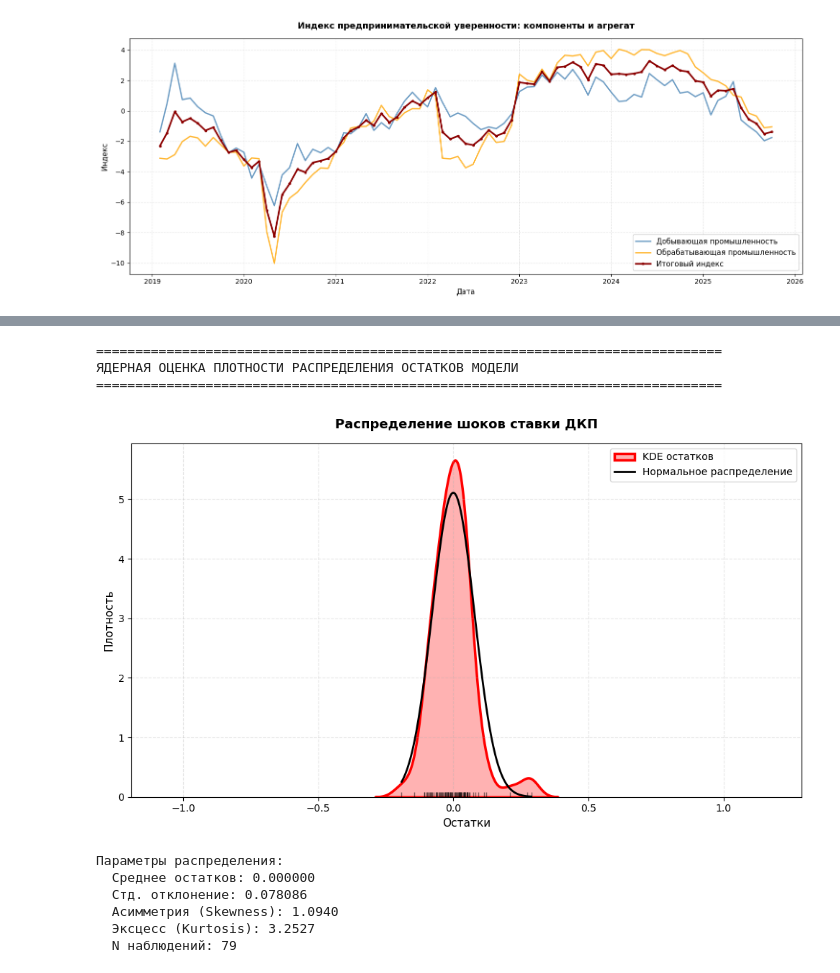
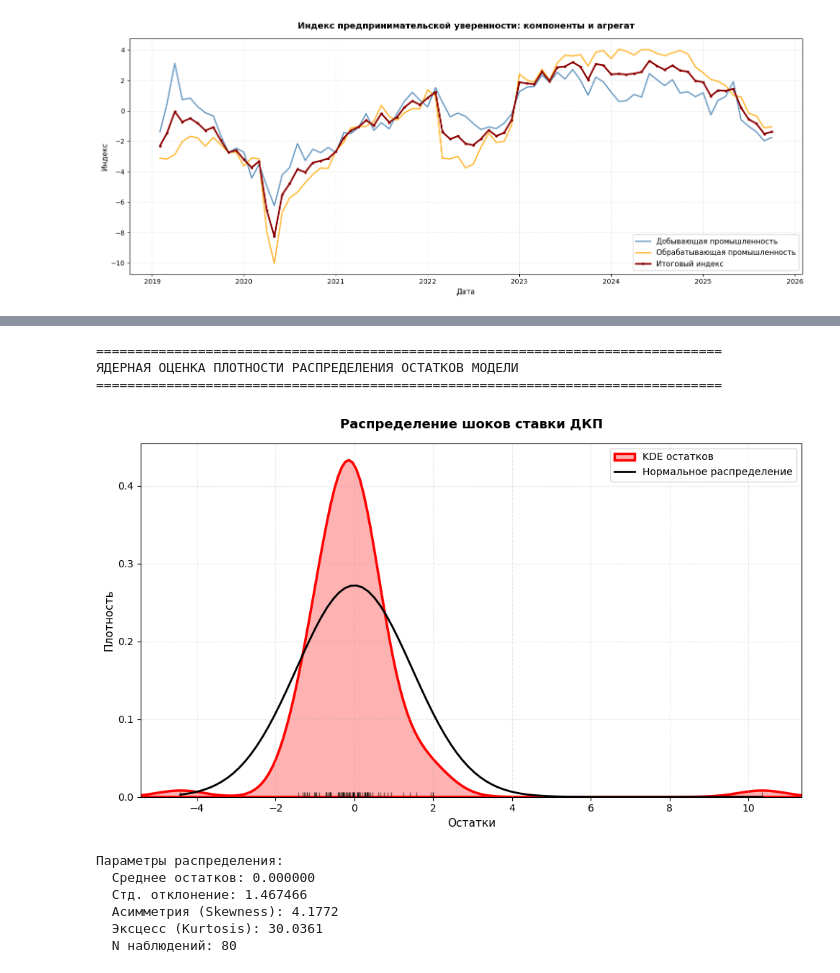
Before and after one commit to zerofermin/Monetary-policy-and-retail-landing-in-regions, a Jupyter notebook: Taylor.ipynb, the cells around one changed output, grey strips where cells are left out. Cells and saved outputs as stored; diff of their text form; code cells hidden in the pictures.

```diff
--- a/Taylor.ipynb
+++ b/Taylor.ipynb
@@ -1790,16 +925,16 @@ print("\n" + "="*60)
 print("МОДЕЛЬ 1: БАЗОВАЯ ARDL (1, 0, 0, 0) БЕЗ DUMMY")
 print("="*60)
 
-formula1 = """D_log_ROISFIX ~
-            L1_D_log_ROISFIX +
-            D_Inflation_gap +
-            D_log_Nominal_Percent_Rate +
-            D_Ent_conf_ind_total
+formula1 = """Key_Rate ~
+            L1_Key_Rate +
+            Inflation_gap +
+            Nominal_Percent_Rate +
+            Ent_conf_ind_total
             """
 
 model1 = ols(formula1, data=df_taylor).fit(cov_type='HAC', cov_kwds={'maxlags': 4})
 print(model1.summary())
-coeffs = extract_ardl_coefficients(model1, y_name='D_log_ROISFIX', print_results=True)
+coeffs = extract_ardl_coefficients(model1, y_name='Key_Rate', print_results=True)
 # %% [output]
 ============================================================
 МОДЕЛЬ 1: БАЗОВАЯ ARDL (1, 0, 0, 0) БЕЗ DUMMY
@@ -2542,7 +1677,7 @@ coeffs = extract_ardl_coefficients(model5, y_name='D_log_ROISFIX', print_results
 ###############################
 # Добавляем взаимодействие дамми и разрыва по выпуску
 ###############################
-df_taylor['D_Ent_conf_ind_total_Sank'] = df_taylor['D_Ent_conf_ind_total'] * df_taylor['Sank_dum']
+df_taylor['Ent_conf_ind_total_Sank'] = df_taylor['Ent_conf_ind_total'] * df_taylor['Sank_dum']
 # %%
 ###############################
 # МОДЕЛЬ 17: ARDL с лагом inf_gap и r* без дамми со взаимодействием dummy_sank и y_gap
@@ -2552,19 +1687,19 @@ print("\n" + "="*60)
 print("МОДЕЛЬ 17: ARDL (1, 1, 1, 0) БЕЗ DUMMY С ВЗАИМОДЕЙСТВИЕМ DUMMY_SANK И Y_GAP")
 print("="*60)
 
-formula17 = """D_log_ROISFIX ~
-            L1_D_log_ROISFIX +
-            D_Inflation_gap +
-            L1_D_Inflation_gap +
-            D_log_Nominal_Percent_Rate +
-            L1_D_log_Nominal_Percent_Rate +
-            D_Ent_conf_ind_total +
-            D_Ent_conf_ind_total_Sank
+formula17 = """Key_Rate ~
+            L1_Key_Rate +
+            Inflation_gap +
+            L1_Inflation_gap +
+            Nominal_Percent_Rate +
+            L1_Nominal_Percent_Rate +
+            Ent_conf_ind_total +
+            Ent_conf_ind_total_Sank
             """
 
 model17 = ols(formula17, data=df_taylor).fit(cov_type='HAC', cov_kwds={'maxlags': 4})
 print(model17.summary())
-coeffs = extract_ardl_coefficients(model17, y_name='D_log_ROISFIX', print_results=True)
+coeffs = extract_ardl_coefficients(model17, y_name='Key_Rate', print_results=True)
 # %% [output]
 ============================================================
 МОДЕЛЬ 17: ARDL (1, 1, 1, 0) БЕЗ DUMMY С ВЗАИМОДЕЙСТВИЕМ DUMMY_SANK И Y_GAP
@@ -2593,8 +1728,8 @@ print("\n" + "="*60)
 print("СРАВНЕНИЕ МОДЕЛЕЙ")
 print("="*60)
 
-models = [model9, model17]
-model_names = ['Model 9/(1,1,1,0)', 'Model 17/(1,1,1,0)Interaction']
+models = [model1, model17]
+model_names = ['Model 1/(1,0,0,0)', 'Model 17/(1,1,1,0)Interaction']
 
 comparison_data = {
     'Model': model_names,
@@ -2807,7 +2035,7 @@ print(friedman_summary.to_string(index=False))
 ###############################
 from scipy import stats
 # Получаем остатки из лучшей модели
-residuals = model9.resid
+residuals = best_model.resid
 
 print("\n" + "="*80)
 print("ЯДЕРНАЯ ОЦЕНКА ПЛОТНОСТИ РАСПРЕДЕЛЕНИЯ ОСТАТКОВ МОДЕЛИ")
@@ -2822,40 +2050,40 @@ sns.kdeplot(residuals, fill=True, color='red', alpha=0.3, linewidth=2.5, label='
 mu = residuals.mean()
 sigma = residuals.std()
 x = np.linspace(residuals.min(), residuals.max(), 100)
 normal_dist = stats.norm.pdf(x, mu, sigma)
 ax.plot(x, normal_dist, 'k-', linewidth=2, label='Нормальное распределение')
 
 # Галочки остатков внизу оси X
 for residual in residuals:
     ax.plot(residual, 0, '|', color='black', markersize=10, alpha=0.5)
 
 ax.set_title('Распределение шоков ставки ДКП', fontsize=13, fontweight='bold', pad=15)
 ax.set_xlabel('Остатки', fontsize=11)
 ax.set_ylabel('Плотность', fontsize=11)
 ax.legend(loc='best', fontsize=10)
 ax.grid(alpha=0.3, linestyle='--')
 ax.set_xlim(residuals.min() - 1, residuals.max() + 1)
 
 plt.tight_layout()
 plt.show()
 
 print(f"\nПараметры распределения:")
 print(f"  Среднее остатков: {residuals.mean():.6f}")
 print(f"  Стд. отклонение: {residuals.std():.6f}")
 print(f"  Асимметрия (Skewness): {stats.skew(residuals):.4f}")
 print(f"  Эксцесс (Kurtosis): {stats.kurtosis(residuals):.4f}")
 print(f"  N наблюдений: {len(residuals)}")
 # %% [output]
 ================================================================================
 ЯДЕРНАЯ ОЦЕНКА ПЛОТНОСТИ РАСПРЕДЕЛЕНИЯ ОСТАТКОВ МОДЕЛИ
 ================================================================================
-[figure, old version]
+[figure, new version]
 Параметры распределения:
   Среднее остатков: 0.000000
-  Стд. отклонение: 0.078086
-  Асимметрия (Skewness): 1.0940
-  Эксцесс (Kurtosis): 3.2527
-  N наблюдений: 79
+  Стд. отклонение: 1.467466
+  Асимметрия (Skewness): 4.1772
+  Эксцесс (Kurtosis): 30.0361
+  N наблюдений: 80
 # %%
 mon_shock_dataset = df_taylor[['Date', 'Mon_Shock']].copy()
 pickle_filename = 'mon_shock_dataset.pkl'
```
Also changed, not shown: parts of 55 cells of this notebook, 9 other files.
